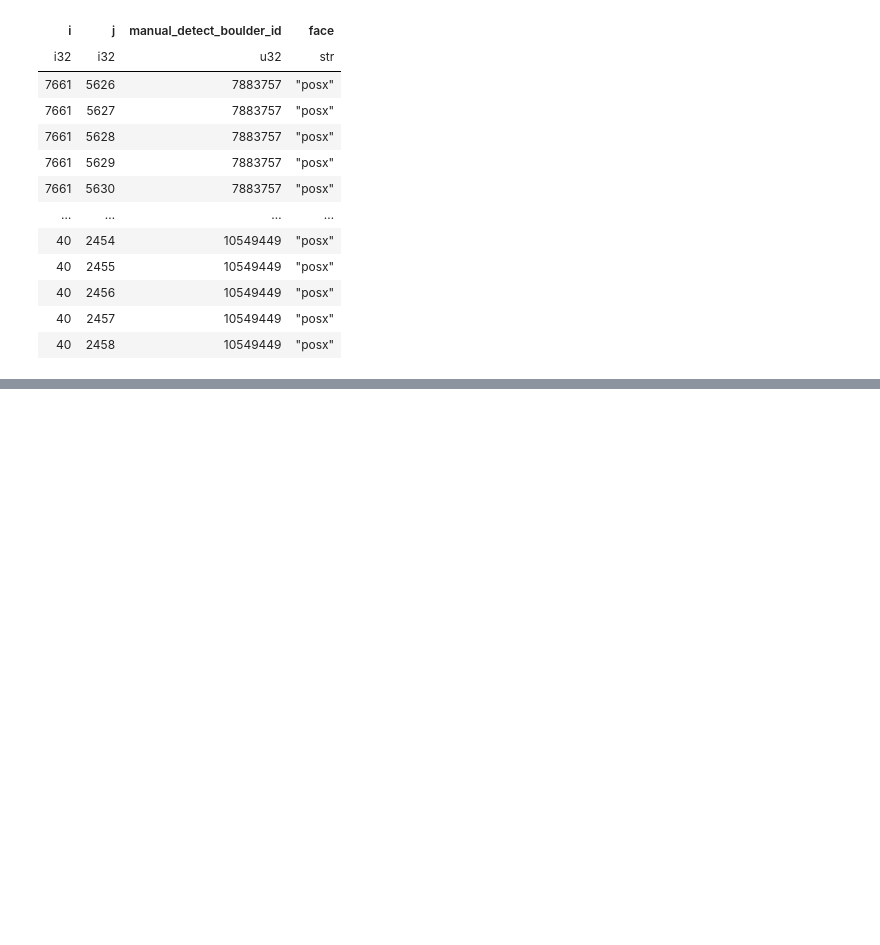
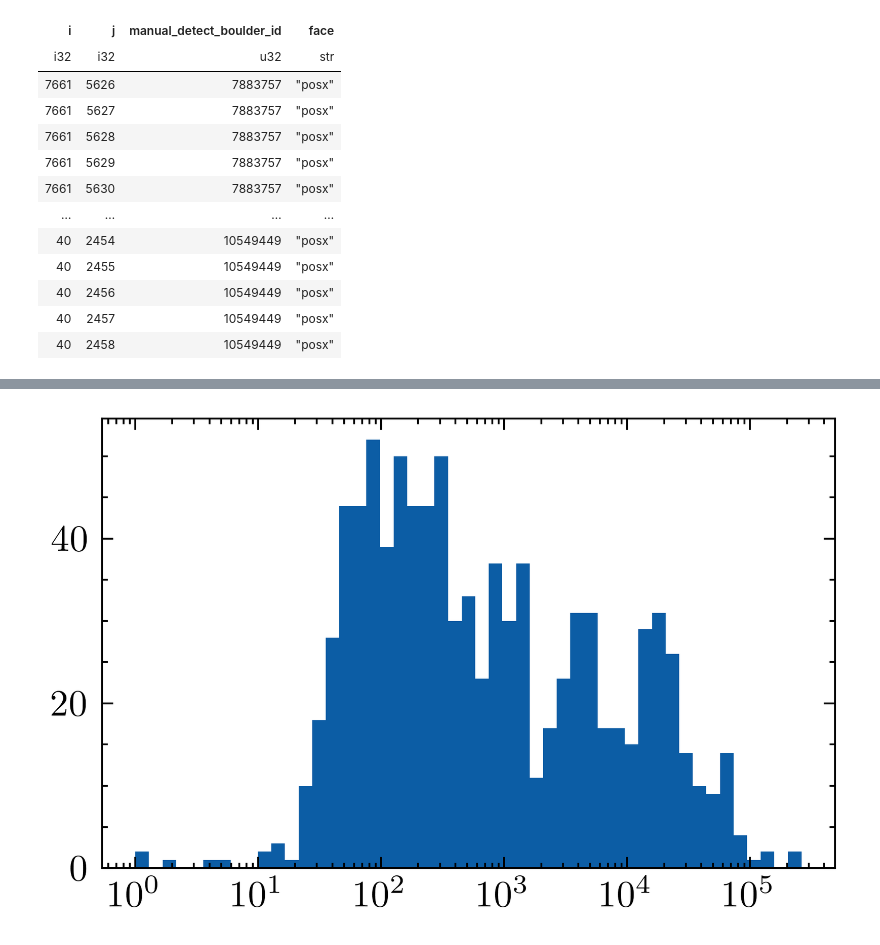
Before and after one commit to Joshua13764/QMAP, a Jupyter notebook: analysis/EstimatingS/bootstrap_kde_method.ipynb, the cells around one changed output, grey strips where cells are left out. Saved outputs shown, nothing was run; the diff lists cells and outputs as text; code cells hidden in the pictures; blank space fills up the shorter version.

```diff
--- a/analysis/EstimatingS/bootstrap_kde_method.ipynb
+++ b/analysis/EstimatingS/bootstrap_kde_method.ipynb
@@ -191,3 +138,19 @@ def get_s_KDE(j_min, alpha_inputs : np.ndarray, bootstrap = False, bw_method=0.1
+# %%
+from boulder_statistics.analysis.sensitivity_model.KDE_bootstrapped_sensitivity_model import KDEBootstrappedSensitivityModel
+
+db_jaccard_agg_filter = db_jaccard_agg.filter(pl.col("viewport_size") > 0)
+alphas = db_jaccard_agg_filter["viewport_size"].to_numpy()
+j = db_jaccard_agg_filter["Jaccard_index"].to_numpy()
+
+_db = auto_db_agg.with_columns(
+    (pl.col("auto_boulder_size") // (2 ** (8 - 2 * pl.col("lod_level")))).alias("rel_alphas")
+    )
+
+plt.hist(alphas, np.geomspace(1, 512*512, 50))
+plt.xscale("log")
+# plt.yscale("log")
+# %% [output]
+[figure, added]
 # %%
 from joblib import Parallel, delayed
 
```
Also changed, not shown: parts of 6 cells of this notebook, 9 other files.
